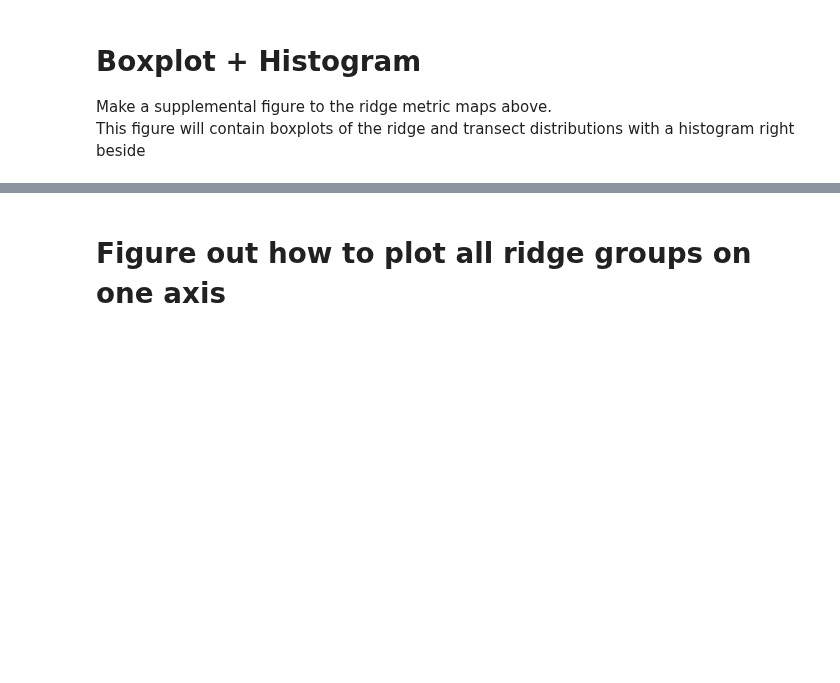
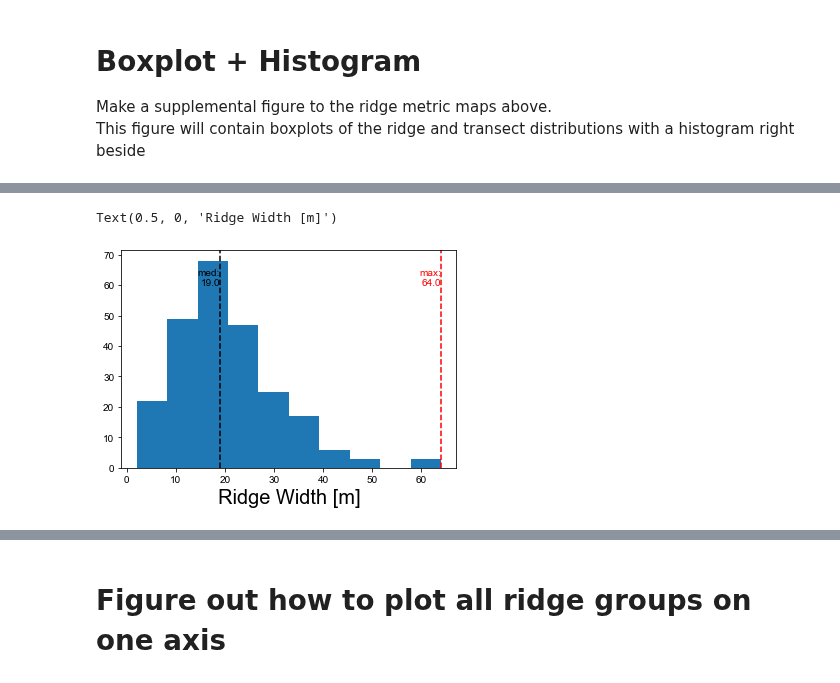
Before and after one commit to tamu-edu/scrollstats, a Jupyter notebook: Figure_BrazosBendsMultiScale.ipynb, the cells around one changed output, grey strips where cells are left out. Saved outputs shown, nothing was run; the diff lists cells and outputs as text; code cells hidden in the pictures; blank space fills up the shorter version.

```diff
--- a/Figure_BrazosBendsMultiScale.ipynb
+++ b/Figure_BrazosBendsMultiScale.ipynb
@@ -721,0 +833,22 @@ ax.set_xlabel("Ridge Width [m]", size=20)
+# %%
+ax = ridge_metrics["ridge_width"].hist(grid=False)
+
+label_y_val = 60
+
+# Max
+max_metric = ridge_metrics["ridge_width"].max()
+ax.axvline(max_metric, color="r", ls="--")
+ax.text(x=max_metric, y=label_y_val, s=f"max:\n{max_metric}",
+        color="r", horizontalalignment="right")
+
+# Median
+med_metric = ridge_metrics["ridge_width"].median()
+ax.axvline(med_metric, color="k", ls="--")
+ax.text(x=med_metric, y=label_y_val, s=f"med:\n{med_metric}",
+        color="k", horizontalalignment="right")
+
+
+ax.set_xlabel("Ridge Width [m]", size=20)
+# %% [output]
+Text(0.5, 0, 'Ridge Width [m]')
+[figure, added]
```
Also changed, not shown: parts of 21 cells of this notebook.
